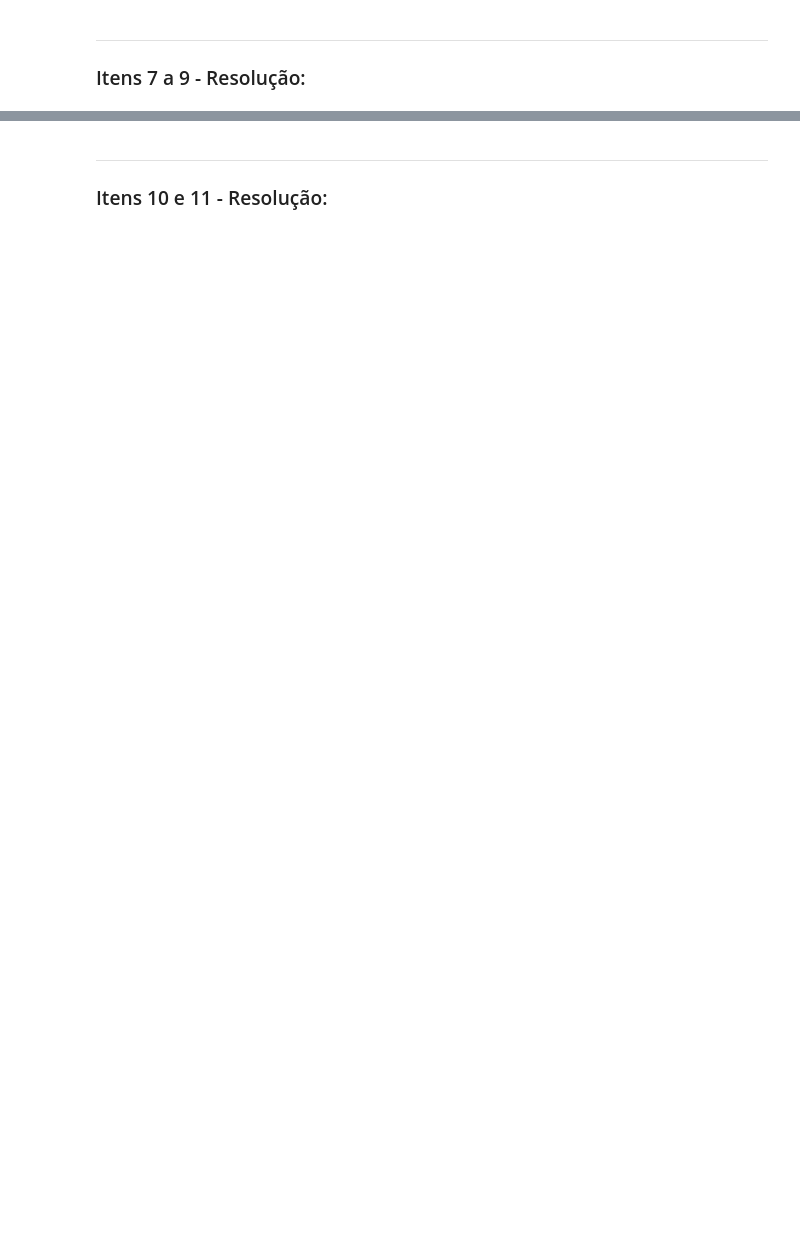
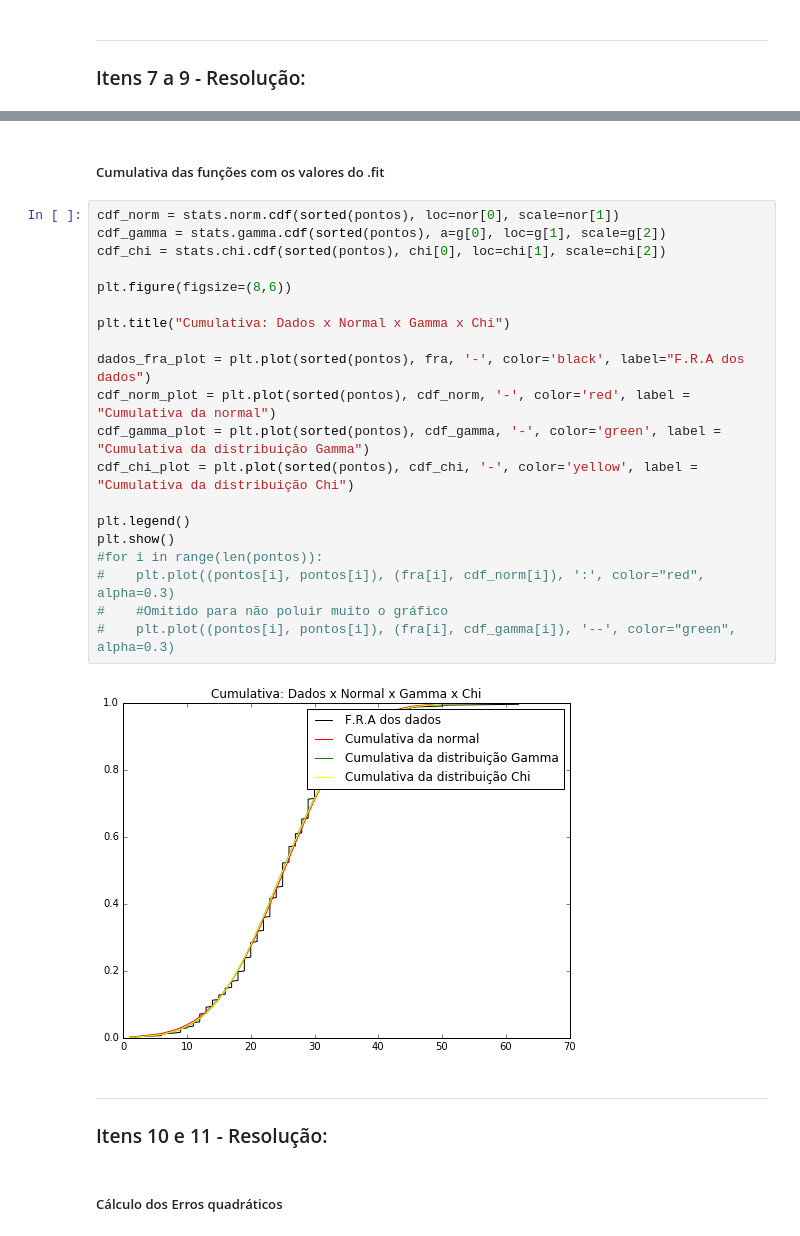
Before and after one commit to guigs10mil/CD, a Jupyter notebook: MiniProjeto1/Guilherme-MiniProjeto1.ipynb, the cells around one changed output, grey strips where cells are left out. Drawn from its saved outputs; the diff is of its cells as text; blank space fills up the shorter version.

```diff
--- a/MiniProjeto1/Guilherme-MiniProjeto1.ipynb
+++ b/MiniProjeto1/Guilherme-MiniProjeto1.ipynb
@@ -102,3 +176,29 @@ ___
+# %% [markdown]
+##### Cumulativa das funções com os valores do .fit
+# %%
+cdf_norm = stats.norm.cdf(sorted(pontos), loc=nor[0], scale=nor[1])
+cdf_gamma = stats.gamma.cdf(sorted(pontos), a=g[0], loc=g[1], scale=g[2])
+cdf_chi = stats.chi.cdf(sorted(pontos), chi[0], loc=chi[1], scale=chi[2])
+
+plt.figure(figsize=(8,6))
+
+plt.title("Cumulativa: Dados x Normal x Gamma x Chi")
+
+dados_fra_plot = plt.plot(sorted(pontos), fra, '-', color='black', label="F.R.A dos dados")
+cdf_norm_plot = plt.plot(sorted(pontos), cdf_norm, '-', color='red', label = "Cumulativa da normal")
+cdf_gamma_plot = plt.plot(sorted(pontos), cdf_gamma, '-', color='green', label = "Cumulativa da distribuição Gamma")
+cdf_chi_plot = plt.plot(sorted(pontos), cdf_chi, '-', color='yellow', label = "Cumulativa da distribuição Chi")
+
+plt.legend()
+plt.show()
+#for i in range(len(pontos)):
+#    plt.plot((pontos[i], pontos[i]), (fra[i], cdf_norm[i]), ':', color="red", alpha=0.3)
+#    #Omitido para não poluir muito o gráfico
+#    plt.plot((pontos[i], pontos[i]), (fra[i], cdf_gamma[i]), '--', color="green", alpha=0.3)
+# %% [output]
+[figure, added]
 # %% [markdown]
 ___
 ### Itens 10 e 11 - Resolução:
+# %% [markdown]
+##### Cálculo dos Erros quadráticos
```
Also changed, not shown: parts of 18 cells of this notebook.
